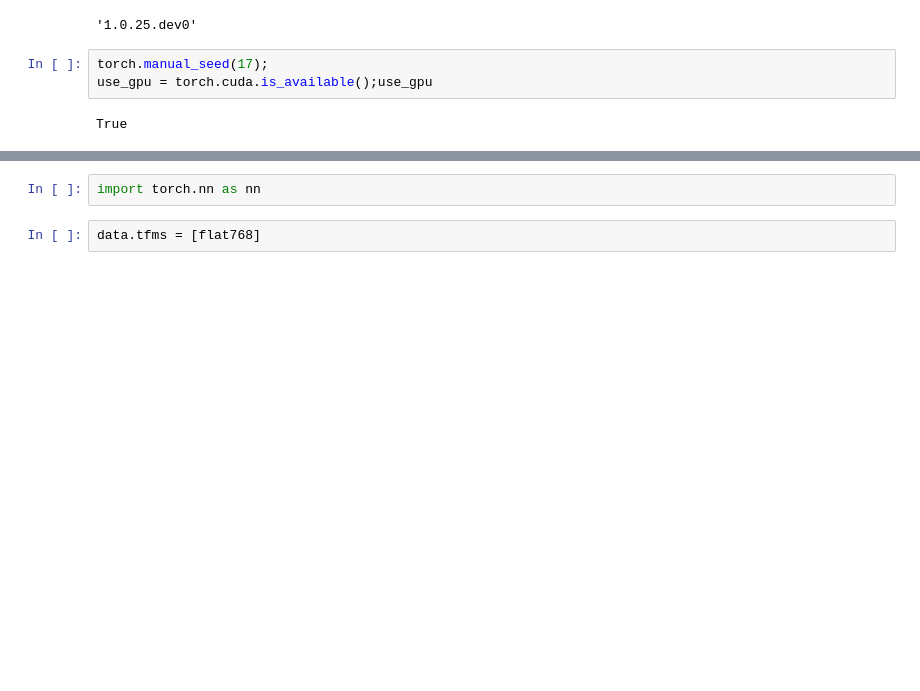
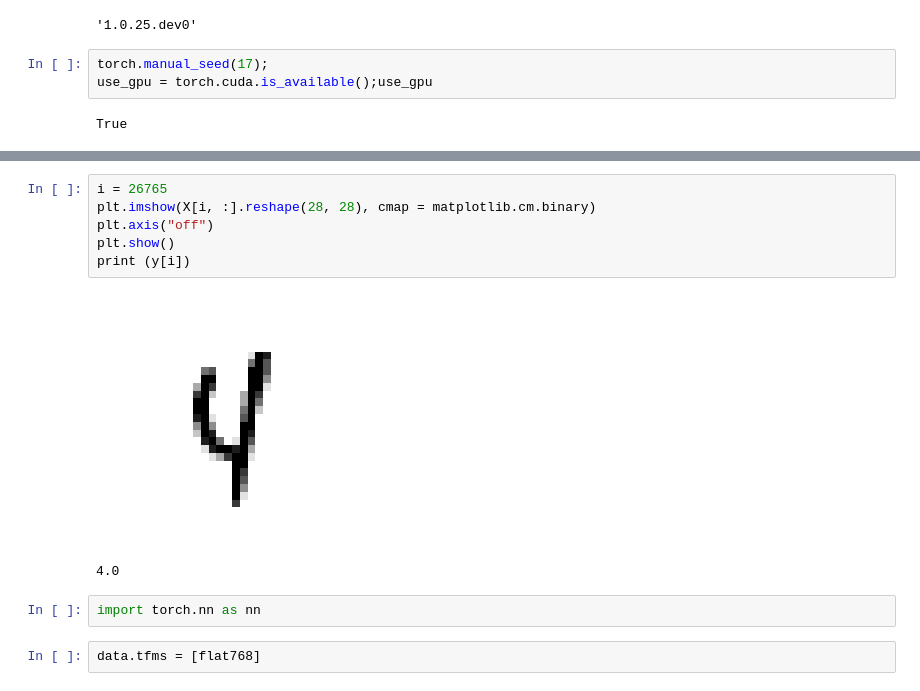
Before and after one commit to fredguth/ML_lesson, a Jupyter notebook: helloWorld.ipynb, the cells around one changed output, grey strips where cells are left out. Drawn from its saved outputs; the diff is of its cells as text; blank space fills up the shorter version.

```diff
--- a/helloWorld.ipynb
+++ b/helloWorld.ipynb
@@ -30,3 +43,12 @@ AttributeError: 'function' object has no attribute 'tfm'
+# %%
+i = 26765
+plt.imshow(X[i, :].reshape(28, 28), cmap = matplotlib.cm.binary)
+plt.axis("off")
+plt.show()
+print (y[i])
+# %% [output]
+[figure, added]
+4.0
 # %%
 import torch.nn as nn
 # %%
```
Also changed, not shown: parts of 11 cells of this notebook, 1 other file.
